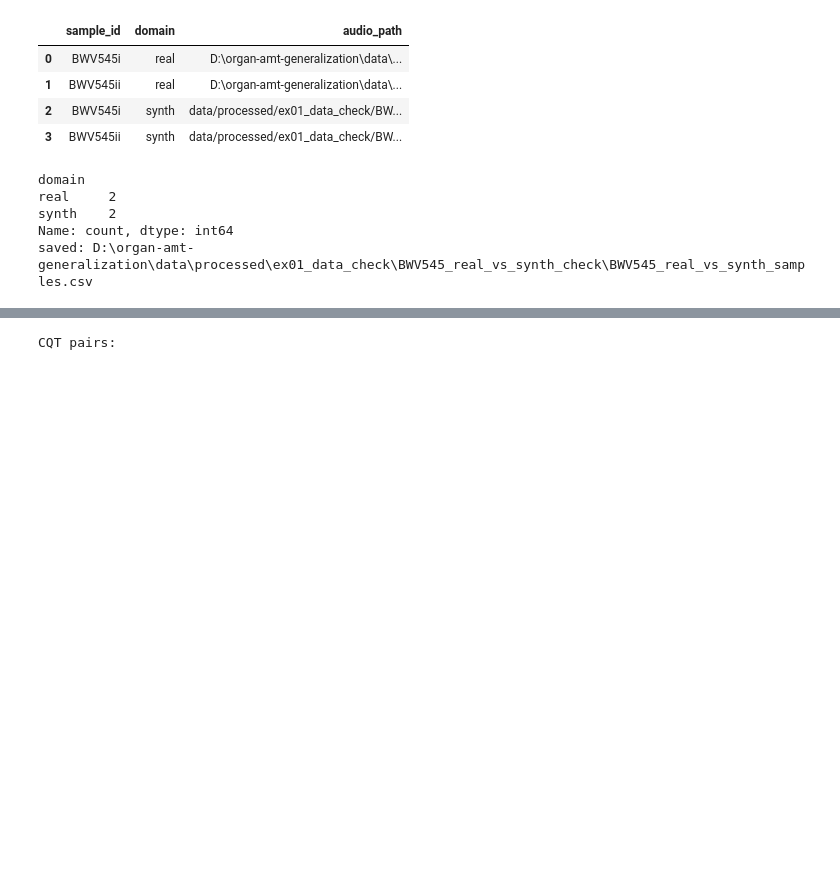
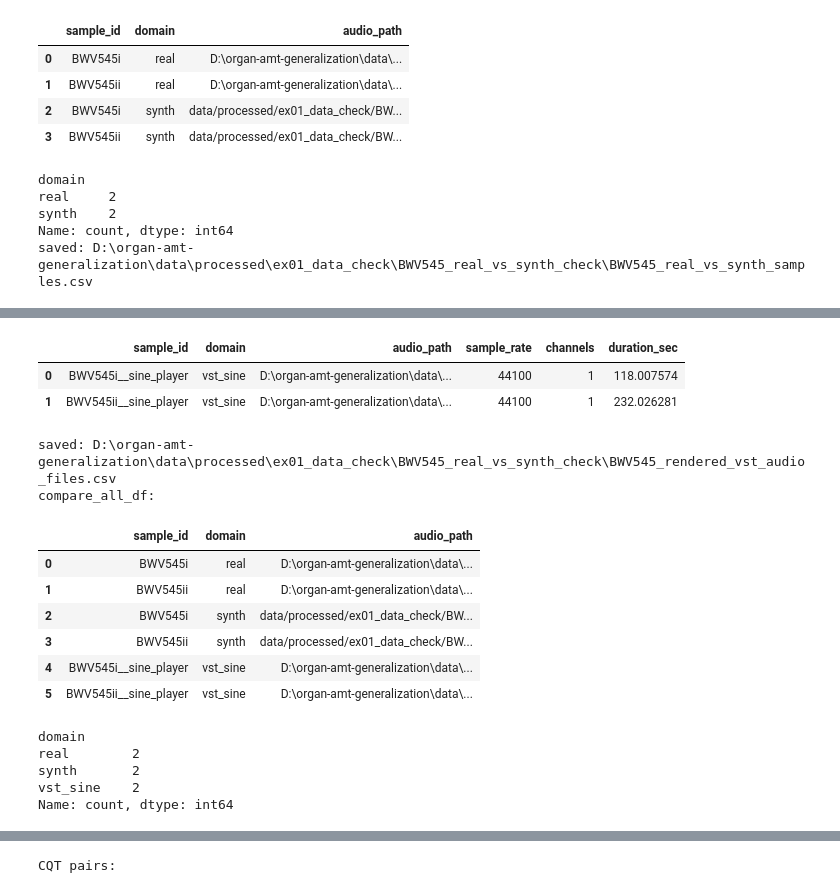
Before and after one commit to Blumine514/organ-amt-generalization, a Jupyter notebook: notebooks/ex01notebook/01_BWV545_real_vs_synth_check.ipynb, the cells around one changed output, grey strips where cells are left out. Drawn from its saved outputs; the diff is of its cells as text; code cells hidden in the pictures; blank space fills up the shorter version.

```diff
--- a/notebooks/ex01notebook/01_BWV545_real_vs_synth_check.ipynb
+++ b/notebooks/ex01notebook/01_BWV545_real_vs_synth_check.ipynb
@@ -437,3 +437,66 @@ real     2
 synth    2
 Name: count, dtype: int64
 saved: D:\organ-amt-generalization\data\processed\ex01_data_check\BWV545_real_vs_synth_check\BWV545_real_vs_synth_samples.csv
+# %%
+# =========================
+# 5.5 读取 DAWdreamer / SINE Player 渲染出的 wav
+# =========================
+
+RENDERED_WAV_DIR = PROJECT_ROOT / r"data\rendered\BWV 545"
+
+RENDERED_AUDIO_TABLE_PATH = BWV545_OUT_DIR / "BWV545_rendered_vst_audio_files.csv"
+COMPARE_ALL_SAMPLES_PATH = BWV545_OUT_DIR / "BWV545_real_synth_vst_samples.csv"
+
+print("RENDERED_WAV_DIR:", RENDERED_WAV_DIR)
+print("exists:", RENDERED_WAV_DIR.exists())
+
+if not RENDERED_WAV_DIR.exists():
+    raise FileNotFoundError(f"rendered 文件夹不存在: {RENDERED_WAV_DIR}")
+
+rendered_wav_files = sorted([
+    p for p in RENDERED_WAV_DIR.rglob("*.wav")
+    if p.is_file()
+])
+
+print("rendered wav files:", len(rendered_wav_files))
+for p in rendered_wav_files:
+    print(" -", p)
+
+if len(rendered_wav_files) == 0:
+    raise FileNotFoundError(f"没有在 rendered 目录中找到 wav 文件: {RENDERED_WAV_DIR}")
+
+rendered_rows = []
+
+for p in rendered_wav_files:
+    info = sf.info(str(p))
+
+    rendered_rows.append({
+        "sample_id": p.stem,
+        "domain": "vst_sine",
+        "audio_path": str(p),
+        "sample_rate": int(info.samplerate),
+        "channels": int(info.channels),
+        "duration_sec": float(info.duration),
+    })
+
+rendered_df = pd.DataFrame(rendered_rows)
+rendered_df.to_csv(RENDERED_AUDIO_TABLE_PATH, index=False, encoding="utf-8-sig")
+
+display(rendered_df)
+print("saved:", RENDERED_AUDIO_TABLE_PATH)
+
+compare_all_df = pd.concat(
+    [
+        compare_df[["sample_id", "domain", "audio_path"]],
+        rendered_df[["sample_id", "domain", "audio_path"]],
+    ],
+    ignore_index=True,
+)
+
+compare_all_df.to_csv(COMPARE_ALL_SAMPLES_PATH, index=False, encoding="utf-8-sig")
+
+print("compare_all_df:")
+display(compare_all_df)
+display(compare_all_df["domain"].value_counts())
+print("saved:", COMPARE_ALL_SAMPLES_PATH)
+# %% [output]
@@ -439,0 +508,17 @@ saved: D:\organ-amt-generalization\data\processed\ex01_data_check\BWV545_real_vs
+|  | sample_id | domain | audio_path | sample_rate | channels | duration_sec |
+| 0 | BWV545i__sine_player | vst_sine | D:\organ-amt-generalization\data\... | 44100 | 1 | 118.007574 |
+| 1 | BWV545ii__sine_player | vst_sine | D:\organ-amt-generalization\data\... | 44100 | 1 | 232.026281 |
+saved: D:\organ-amt-generalization\data\processed\ex01_data_check\BWV545_real_vs_synth_check\BWV545_rendered_vst_audio_files.csv
+compare_all_df:
+|  | sample_id | domain | audio_path |
+| 0 | BWV545i | real | D:\organ-amt-generalization\data\... |
+| 1 | BWV545ii | real | D:\organ-amt-generalization\data\... |
+| 2 | BWV545i | synth | data/processed/ex01_data_check/BW... |
+| 3 | BWV545ii | synth | data/processed/ex01_data_check/BW... |
+| 4 | BWV545i__sine_player | vst_sine | D:\organ-amt-generalization\data\... |
+| 5 | BWV545ii__sine_player | vst_sine | D:\organ-amt-generalization\data\... |
+domain
+real        2
+synth       2
+vst_sine    2
+Name: count, dtype: int64
```
Also changed, not shown: parts of 6 cells of this notebook, 4 other files.
